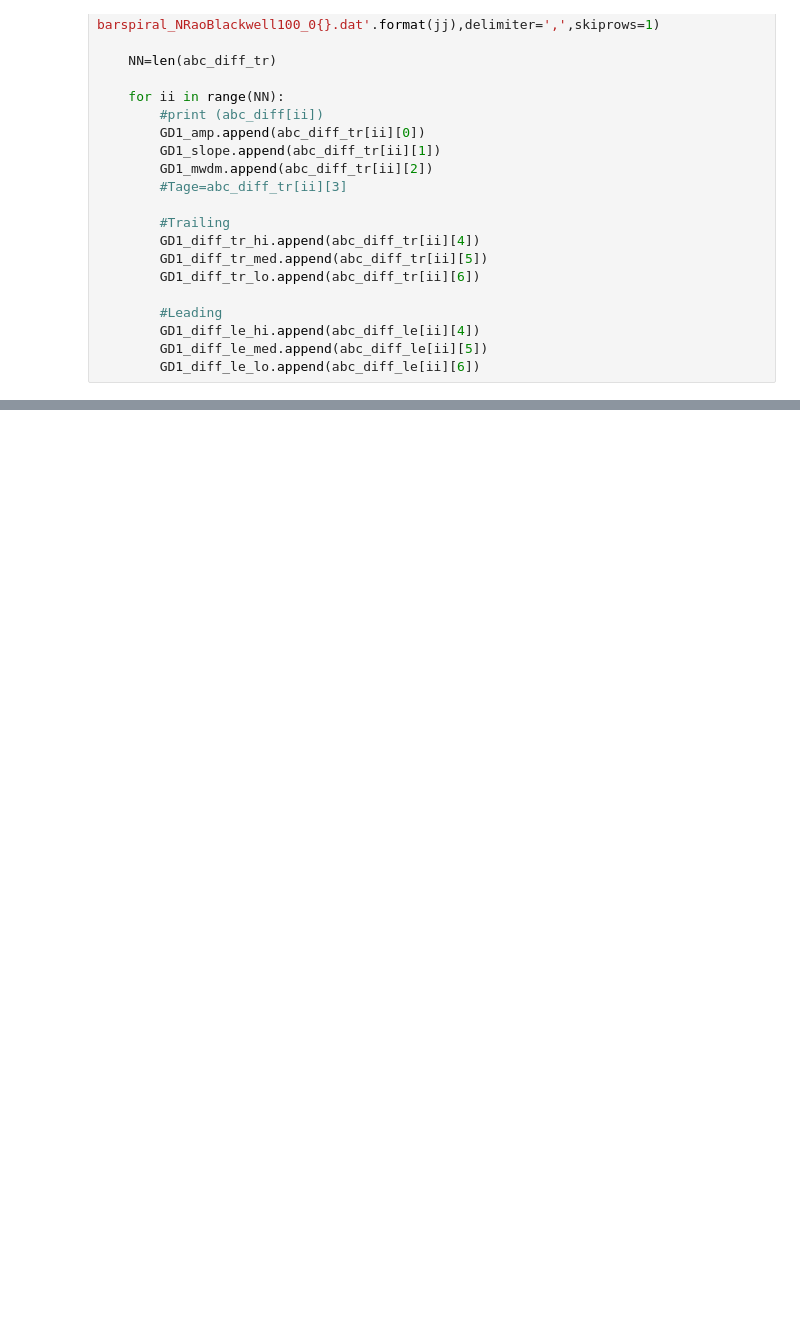
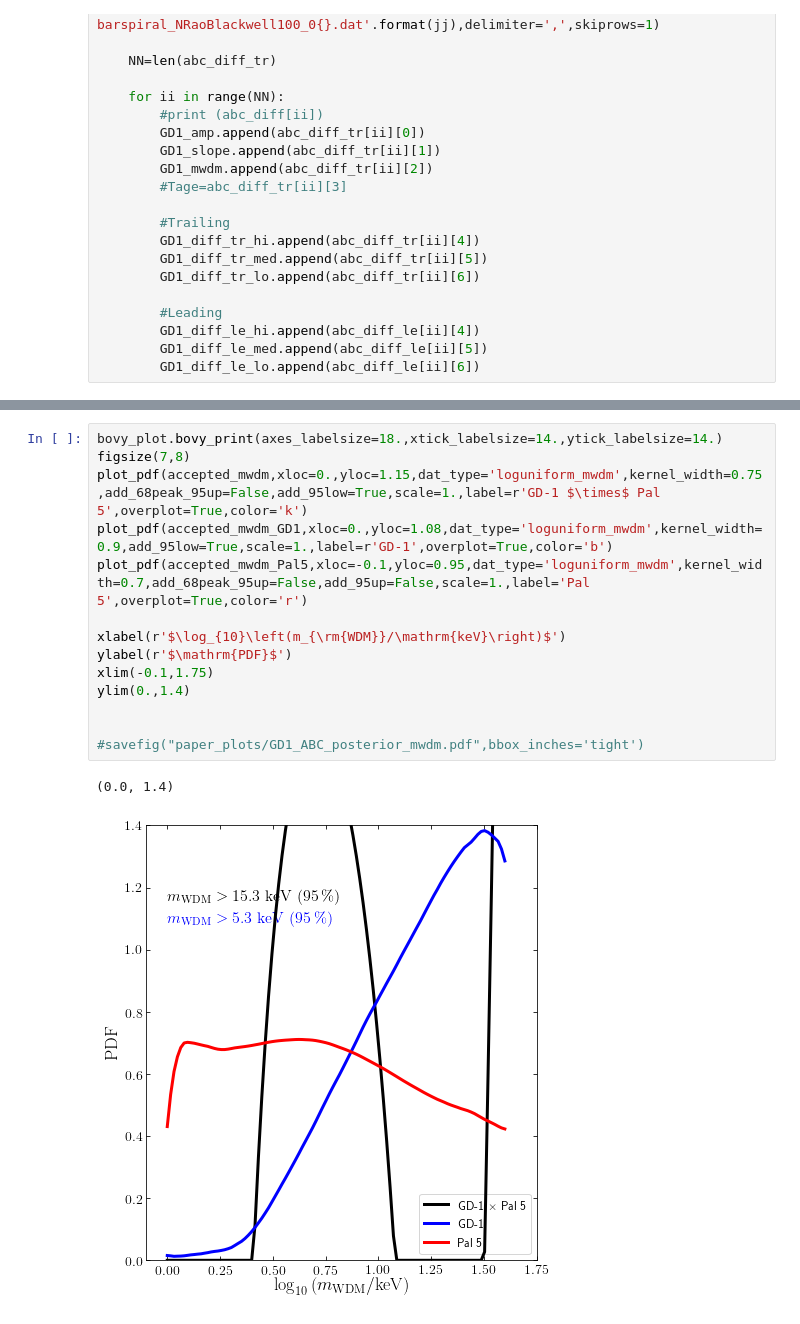
Before and after one commit to nbanik/Analyze_GD-1, a Jupyter notebook: Combine_GD1_Pal5_PDFs.ipynb, the cells around one changed output, grey strips where cells are left out. Saved outputs shown, nothing was run; the diff lists cells and outputs as text; blank space fills up the shorter version.

```diff
--- a/Combine_GD1_Pal5_PDFs.ipynb
+++ b/Combine_GD1_Pal5_PDFs.ipynb
@@ -644,0 +859,17 @@ ylim(0.,1.2)
+# %%
+bovy_plot.bovy_print(axes_labelsize=18.,xtick_labelsize=14.,ytick_labelsize=14.)
+figsize(7,8)
+plot_pdf(accepted_mwdm,xloc=0.,yloc=1.15,dat_type='loguniform_mwdm',kernel_width=0.75,add_68peak_95up=False,add_95low=True,scale=1.,label=r'GD-1 $\times$ Pal 5',overplot=True,color='k')
+plot_pdf(accepted_mwdm_GD1,xloc=0.,yloc=1.08,dat_type='loguniform_mwdm',kernel_width=0.9,add_95low=True,scale=1.,label=r'GD-1',overplot=True,color='b')
+plot_pdf(accepted_mwdm_Pal5,xloc=-0.1,yloc=0.95,dat_type='loguniform_mwdm',kernel_width=0.7,add_68peak_95up=False,add_95up=False,scale=1.,label='Pal 5',overplot=True,color='r')
+
+xlabel(r'$\log_{10}\left(m_{\rm{WDM}}/\mathrm{keV}\right)$')
+ylabel(r'$\mathrm{PDF}$')
+xlim(-0.1,1.75)
+ylim(0.,1.4)
+
+
+#savefig("paper_plots/GD1_ABC_posterior_mwdm.pdf",bbox_inches='tight')
+# %% [output]
+(0.0, 1.4)
+[figure, added]
```
Also changed, not shown: parts of 35 cells of this notebook.
